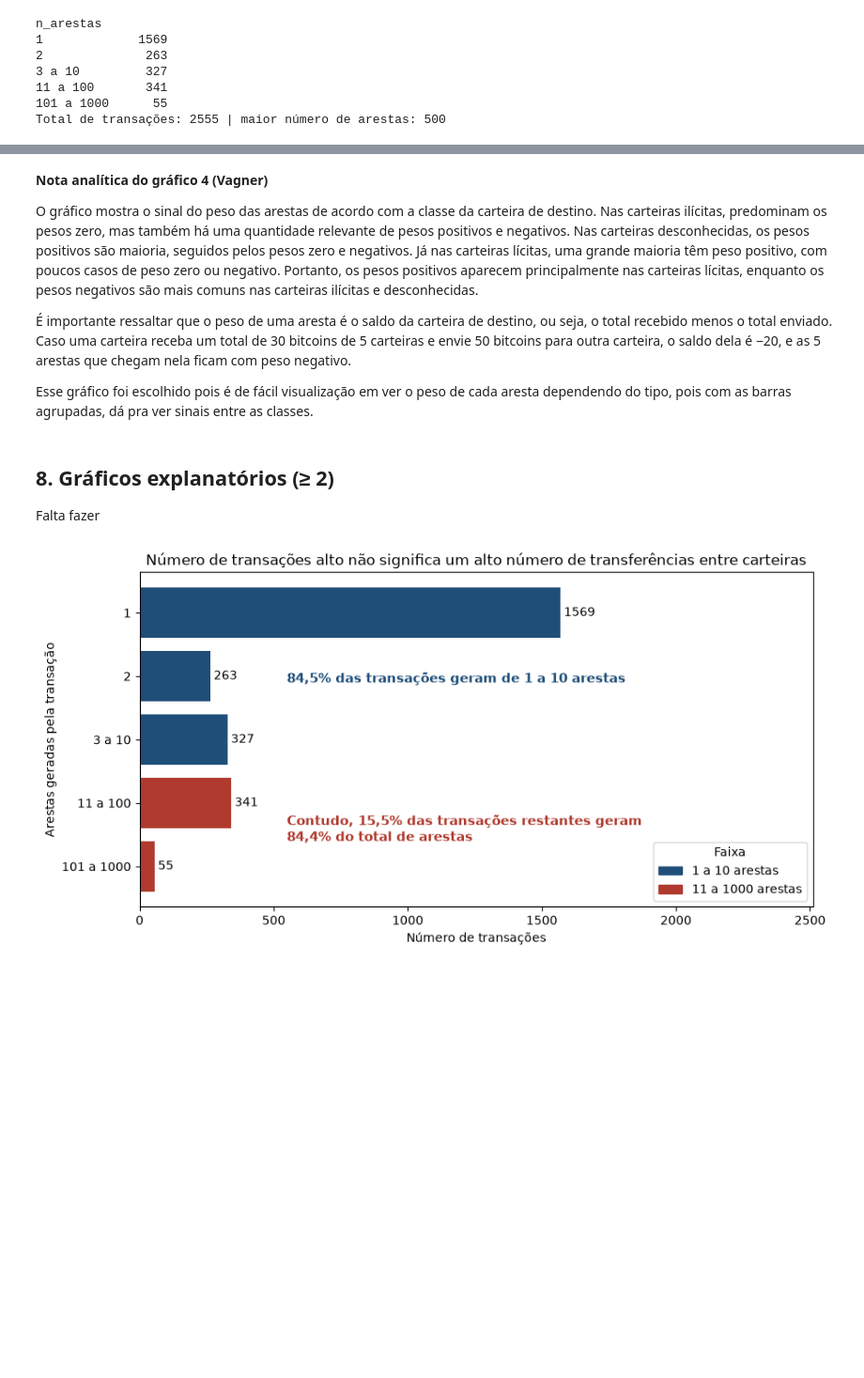
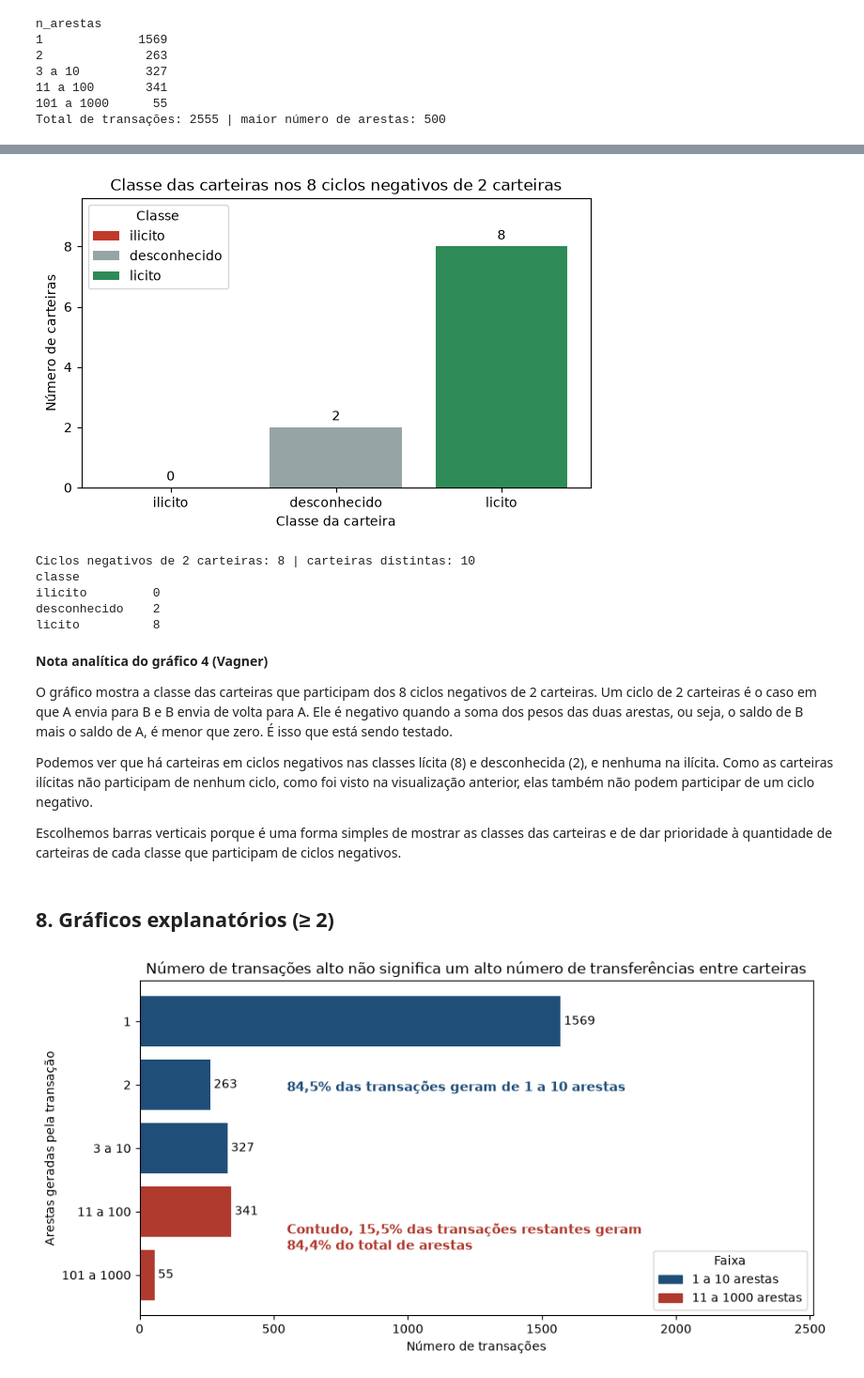
Before and after one commit to davimqz/Projetos-Grafos, a Jupyter notebook: notebooks/avd/01_exploratoria.ipynb, the cells around one changed output, grey strips where cells are left out. Shown at 94% size. Cells and saved outputs as stored; diff of their text form; code cells hidden in the pictures; blank space fills up the shorter version.

```diff
--- a/notebooks/avd/01_exploratoria.ipynb
+++ b/notebooks/avd/01_exploratoria.ipynb
@@ -811,15 +849,44 @@ plt.show()
+# %%
+# [IA] Claude Code – código do gráfico 4 (ideia escolhida pelo Vagner: barras verticais com a classe das carteiras nos ciclos negativos de 2 carteiras)
+# Ciclo de 2 carteiras: existem A → B e B → A. Ele é negativo quando a soma dos dois pesos é menor que zero.
+peso_par = dict(zip(zip(arestas["origem"], arestas["destino"]), arestas["peso"]))
+ciclos_neg = pd.DataFrame(
+    [(a, b, peso_par[(a, b)] + peso_par[(b, a)])
+     for (a, b) in peso_par if (b, a) in peso_par and a < b and peso_par[(a, b)] + peso_par[(b, a)] < 0],
+    columns=["carteira_a", "carteira_b", "peso_ciclo"],
+)
+carteiras_ciclo_neg = pd.unique(ciclos_neg[["carteira_a", "carteira_b"]].values.ravel())
+qtd_por_classe = classe.loc[carteiras_ciclo_neg].value_counts().reindex(ORDEM, fill_value=0)
+
+fig, ax = plt.subplots(figsize=(7, 4))
+barras = ax.bar(ORDEM, qtd_por_classe, color=[CORES[c] for c in ORDEM], label=ORDEM)
+ax.bar_label(barras, padding=3)
+ax.set_ylim(0, max(qtd_por_classe.max() * 1.2, 1))
+ax.set_title(f"Classe das carteiras nos {len(ciclos_neg)} ciclos negativos de 2 carteiras")
+ax.set_xlabel("Classe da carteira")
+ax.set_ylabel("Número de carteiras")
+ax.legend(title="Classe", loc="upper left")
+plt.savefig(SAIDA + "exploratoria_4.png", dpi=150, bbox_inches="tight")
+plt.show()
+print("Ciclos negativos de 2 carteiras:", len(ciclos_neg), "| carteiras distintas:", len(carteiras_ciclo_neg))
+print(qtd_por_classe.to_string())
+# %% [output]
+[figure, added]
+Ciclos negativos de 2 carteiras: 8 | carteiras distintas: 10
+classe
+ilicito         0
+desconhecido    2
+licito          8
 # %% [markdown]
 **Nota analítica do gráfico 4 (Vagner)**
 
-O gráfico mostra o sinal do peso das arestas de acordo com a classe da carteira de destino. Nas carteiras ilícitas, predominam os pesos zero, mas também há uma quantidade relevante de pesos positivos e negativos. Nas carteiras desconhecidas, os pesos positivos são maioria, seguidos pelos pesos zero e negativos. Já nas carteiras lícitas, uma grande maioria têm peso positivo, com poucos casos de peso zero ou negativo. Portanto, os pesos positivos aparecem principalmente nas carteiras lícitas, enquanto os pesos negativos são mais comuns nas carteiras ilícitas e desconhecidas.
+O gráfico mostra a classe das carteiras que participam dos 8 ciclos negativos de 2 carteiras. Um ciclo de 2 carteiras é o caso em que A envia para B e B envia de volta para A. Ele é negativo quando a soma dos pesos das duas arestas, ou seja, o saldo de B mais o saldo de A, é menor que zero. É isso que está sendo testado.
 
-É importante ressaltar que o peso de uma aresta é o saldo da carteira de destino, ou seja, o total recebido menos o total enviado. Caso uma carteira receba um total de 30 bitcoins de 5 carteiras e envie 50 bitcoins para outra carteira, o saldo dela é −20, e as 5 arestas que chegam nela ficam com peso negativo.
+Podemos ver que há carteiras em ciclos negativos nas classes lícita (8) e desconhecida (2), e nenhuma na ilícita. Como as carteiras ilícitas não participam de nenhum ciclo, como foi visto na visualização anterior, elas também não podem participar de um ciclo negativo.
 
-Esse gráfico foi escolhido pois é de fácil visualização em ver o peso de cada aresta dependendo do tipo, pois com as barras agrupadas, dá pra ver sinais entre as classes.
+Escolhemos barras verticais porque é uma forma simples de mostrar as classes das carteiras e de dar prioridade à quantidade de carteiras de cada classe que participam de ciclos negativos.
 # %% [markdown]
 ## 8. Gráficos explanatórios (≥ 2)
-
-Falta fazer
 # %%
 # [IA] Claude Code – sintaxe matplotlib do explanatório de arestas por transação; base no gráfico 2, título, cores (azul 1 a 10, vermelho 11 a 1000) e anotações com as porcentagens definidos pelo Vagner
 from matplotlib.patches import Patch
```
Also changed, not shown: parts of 14 cells of this notebook, 6 other files.
